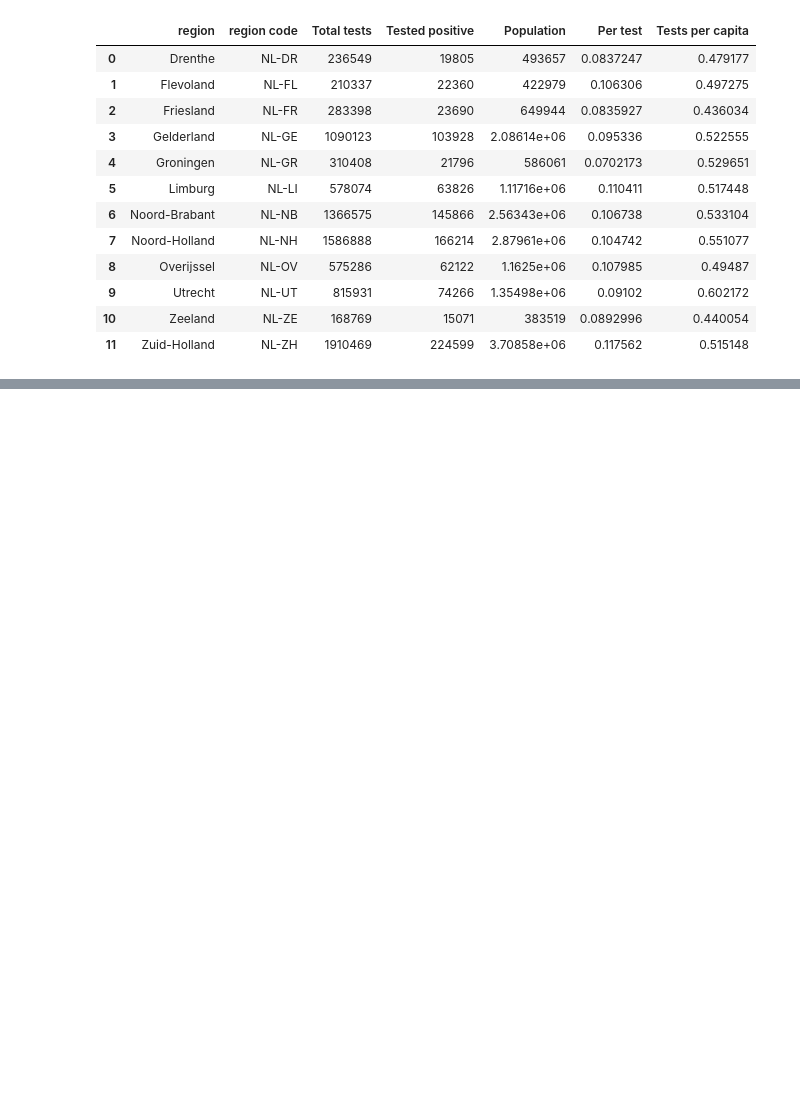
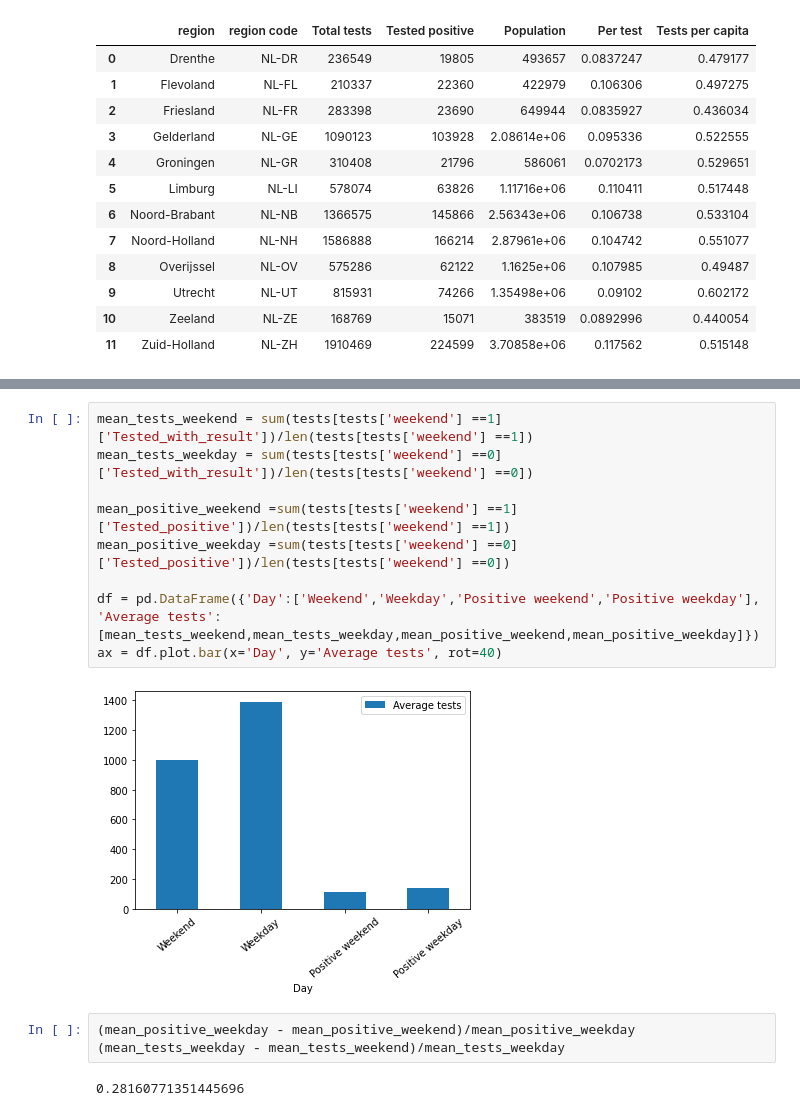
Before and after one commit to Javh2138/fyp2021p02g16, a Jupyter notebook: Notebooks/Fyp2021p02g16.ipynb, the cells around one changed output, grey strips where cells are left out. Cells and saved outputs as stored; diff of their text form; blank space fills up the shorter version.

```diff
--- a/Notebooks/Fyp2021p02g16.ipynb
+++ b/Notebooks/Fyp2021p02g16.ipynb
@@ -983,3 +990,19 @@ folium.Choropleth(
 nl_map
 # %% [output]
 [interactive output not drawn]
+# %%
+mean_tests_weekend = sum(tests[tests['weekend'] ==1]['Tested_with_result'])/len(tests[tests['weekend'] ==1])
+mean_tests_weekday = sum(tests[tests['weekend'] ==0]['Tested_with_result'])/len(tests[tests['weekend'] ==0])
+
+mean_positive_weekend =sum(tests[tests['weekend'] ==1]['Tested_positive'])/len(tests[tests['weekend'] ==1])
+mean_positive_weekday =sum(tests[tests['weekend'] ==0]['Tested_positive'])/len(tests[tests['weekend'] ==0])
+
+df = pd.DataFrame({'Day':['Weekend','Weekday','Positive weekend','Positive weekday'], 'Average tests':[mean_tests_weekend,mean_tests_weekday,mean_positive_weekend,mean_positive_weekday]})
+ax = df.plot.bar(x='Day', y='Average tests', rot=40)
+# %% [output]
+[figure, added]
+# %%
+(mean_positive_weekday - mean_positive_weekend)/mean_positive_weekday
+(mean_tests_weekday - mean_tests_weekend)/mean_tests_weekday
+# %% [output]
+0.28160771351445696
```
Also changed, not shown: parts of 12 cells of this notebook.
